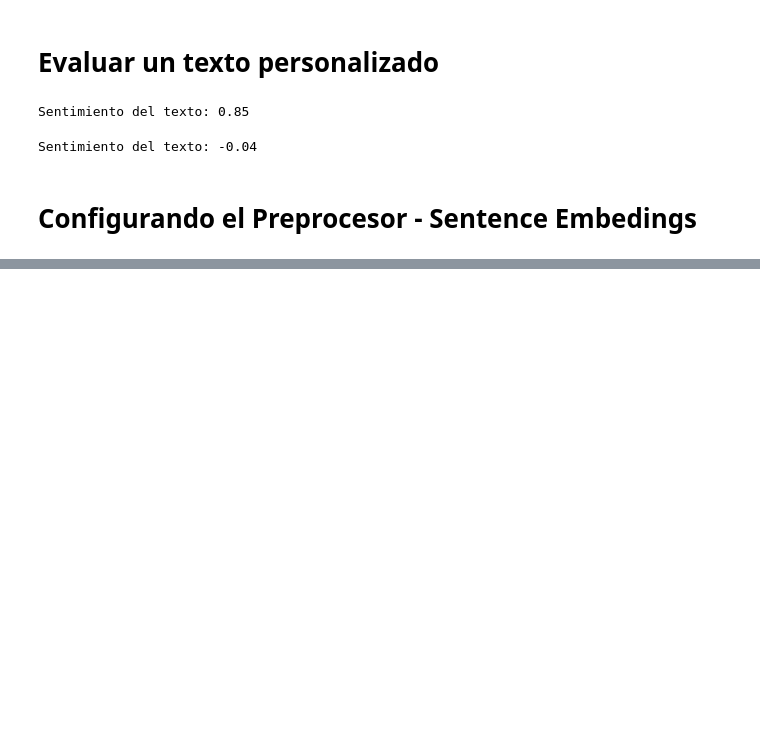
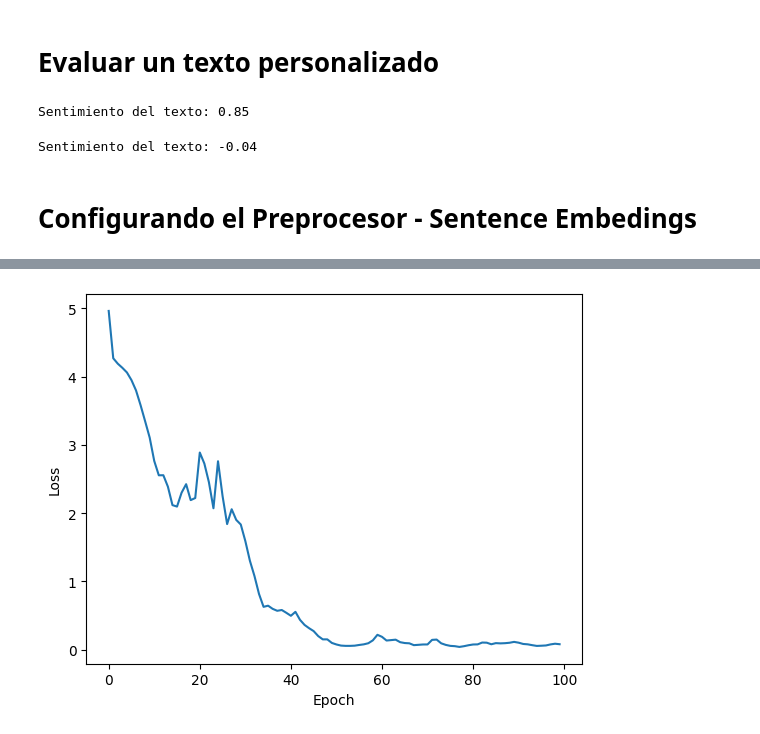
Before and after one commit to GabrielBarrientos99/RNNs_Bidirectional_Sentiment_Analysis, a Jupyter notebook: RNNs_03.ipynb, the cells around one changed output, grey strips where cells are left out. Cells and saved outputs as stored; diff of their text form; code cells hidden in the pictures; blank space fills up the shorter version.

```diff
--- a/RNNs_03.ipynb
+++ b/RNNs_03.ipynb
@@ -374,0 +505,3 @@ class Preprocessor:
+# %%
+# Crear el preprocesador
+preprocessor_train = Preprocessor('./train_data.txt', embedding_type='glove')
@@ -374,0 +539,2 @@ class Preprocessor:
+# %%
+X,y = preprocessor_train.create_X_y_text(preprocessor_train.df_words)
@@ -374,0 +545,9 @@ class Preprocessor:
+# %%
+# Crear el modelo
+model_bidirectional_sentence_embeding = SentimentBidirectional_RNN(input_size=100,
+                                                  hidden_size=300,
+                                                  output_size=1,
+                                                  Preprocessor=preprocessor_train)
+# %%
+# Entrenamos el modelo
+model_bidirectional_sentence_embeding.train(X, y, epoch=100, batch_size=32)
@@ -374,0 +572,5 @@ class Preprocessor:
+# %%
+# Ploteamos el error
+model_bidirectional_sentence_embeding.plot_loss()
+# %% [output]
+[figure, added]
```
Also changed, not shown: parts of 8 cells of this notebook, 1 other file.
